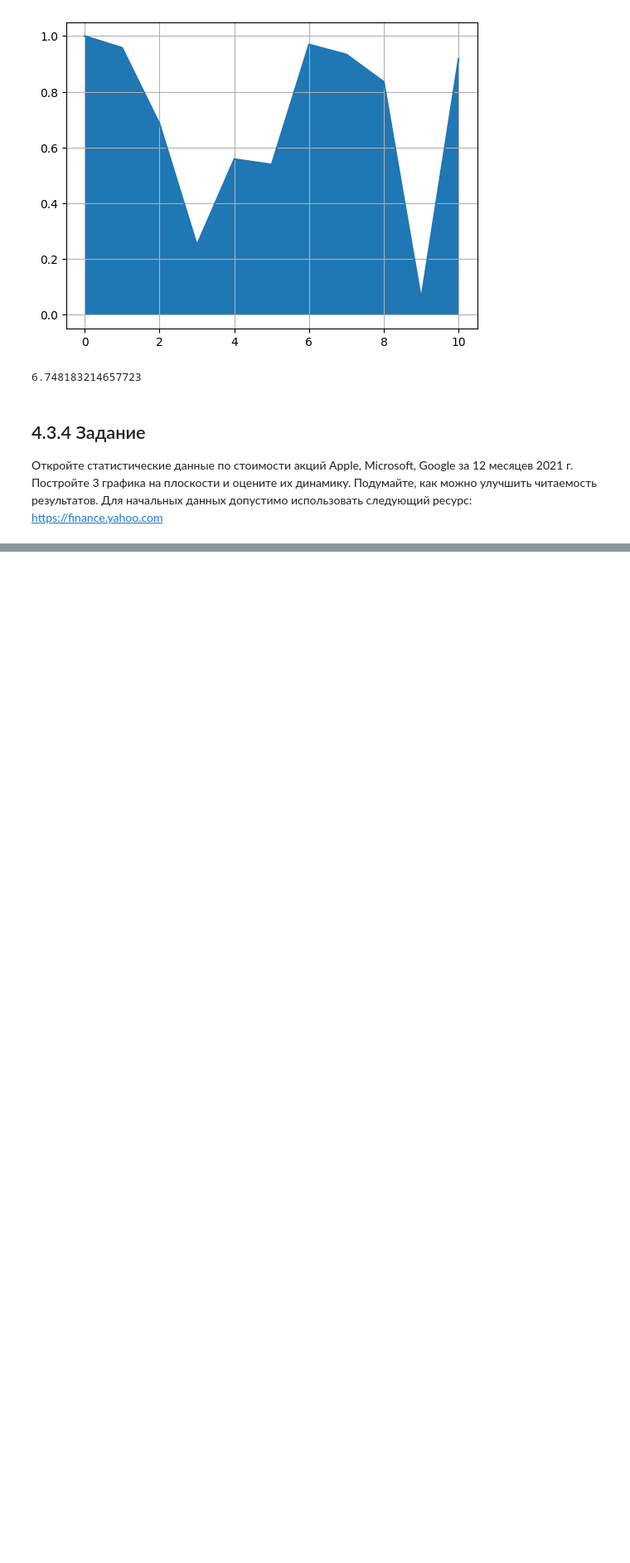
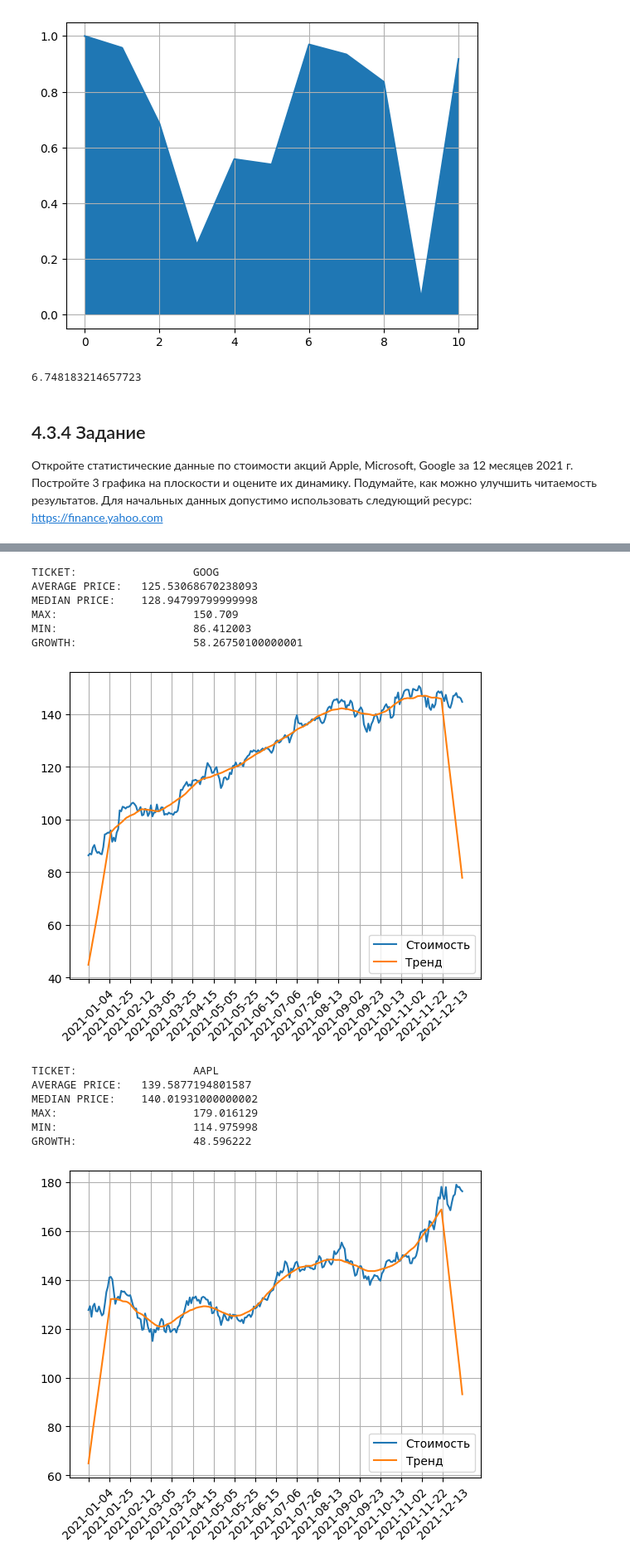
Before and after one commit to MintyRoma/AI_Course_1G, a Jupyter notebook: Tin_R_Workbook1.ipynb, the cells around one changed output, grey strips where cells are left out. Shown: that part at 83% size. Saved outputs shown, nothing was run; the diff lists cells and outputs as text; code cells hidden in the pictures; blank space fills up the shorter version.

```diff
--- a/Tin_R_Workbook1.ipynb
+++ b/Tin_R_Workbook1.ipynb
@@ -495,0 +471,46 @@ Date
+# %%
+import numpy as nump
+import matplotlib.pyplot as plot
+import requests
+
+token = "TOKEN HERE"
+papers = ["GOOG","AAPL","MSFT"]
+
+for paper in papers:
+    response = requests.get(f"https://financialmodelingprep.com/api/v3/historical-price-full/{paper}?from=2021-01-01&to=2021-12-31&apikey={token}").json()
+    data = []
+    dates = []
+    for line in response["historical"]:
+        data.append(line["adjClose"])
+        dates.append(line["date"])
+    data=data[::-1]
+    dates=dates[::-1]
+    window = nump.ones(int(30)) / float(30)
+    smooth = nump.convolve(data,window,mode="same")
+    print("TICKET: \t\t",paper)
+    print("AVERAGE PRICE: \t",nump.average(data))
+    print("MEDIAN PRICE: \t",nump.median(data))
+    print("MAX: \t\t\t",nump.max(data))
+    print("MIN: \t\t\t",nump.min(data))
+    print("GROWTH: \t\t",data[len(data)-1]-data[0])
+    plot.grid()
+    plot.plot(dates,data,label="Стоимость")
+    plot.xticks(nump.arange(0, len(dates), 14),rotation=45)
+    plot.plot(range(0,len(smooth)),smooth,label="Тренд")
+    plot.legend(loc="lower right")
+    plot.show()
+# %% [output]
+TICKET:                  GOOG
+AVERAGE PRICE:   125.53068670238093
+MEDIAN PRICE:    128.94799799999998
+MAX:                     150.709
+MIN:                     86.412003
+GROWTH:                  58.26750100000001
+[figure, added]
+TICKET:                  AAPL
+AVERAGE PRICE:   139.5877194801587
+MEDIAN PRICE:    140.01931000000002
+MAX:                     179.016129
+MIN:                     114.975998
+GROWTH:                  48.596222
+[figure, added]
```
Also changed, not shown: parts of 2 cells of this notebook.
